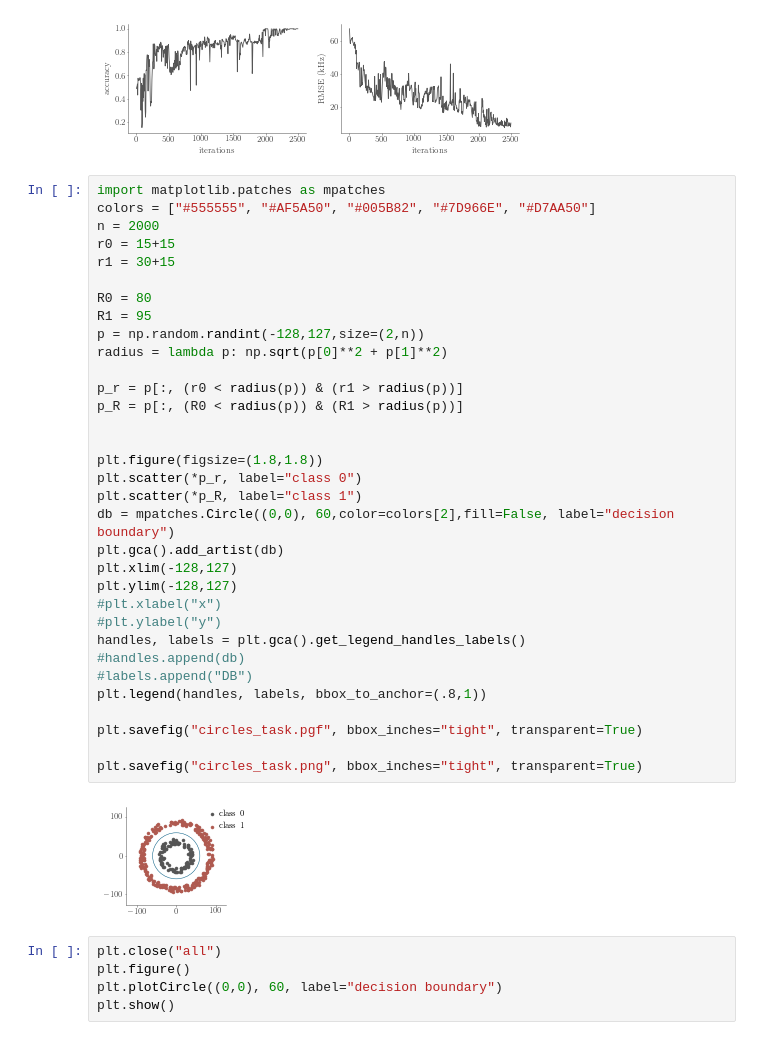
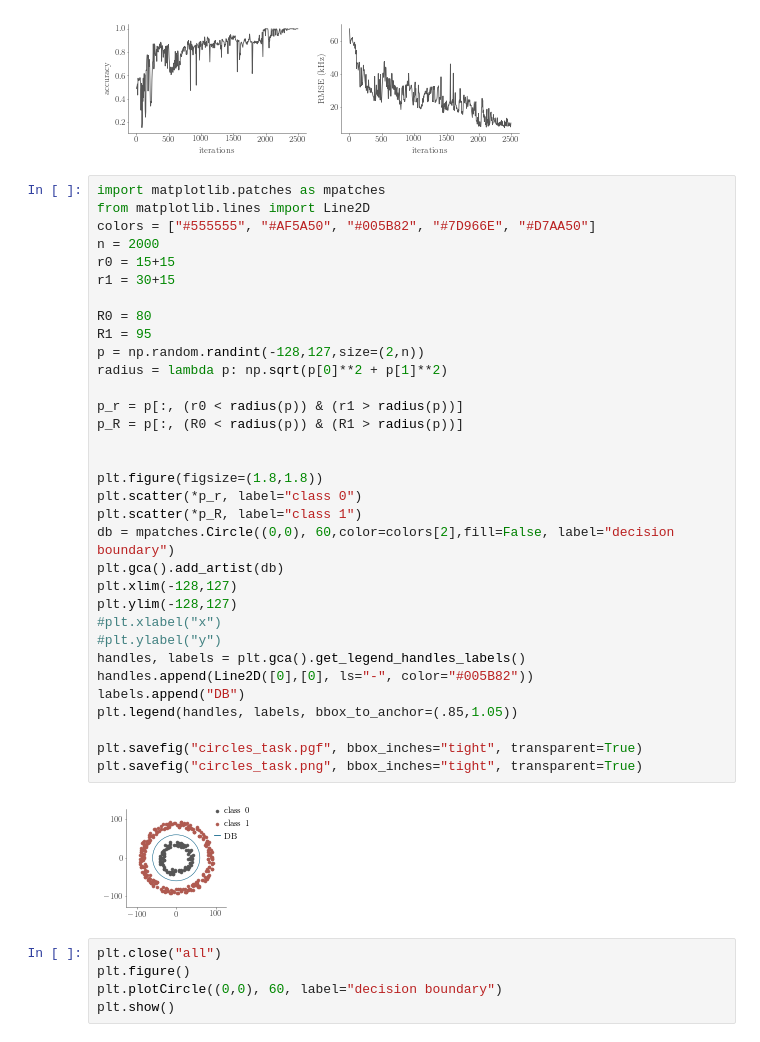
Before and after one commit to simeka/masterthesis, a Jupyter notebook: figures/Circles Plots.ipynb, the cells around one changed output. Drawn from its saved outputs; the diff is of its cells as text.

```diff
--- a/figures/Circles Plots.ipynb
+++ b/figures/Circles Plots.ipynb
@@ -201,39 +201,39 @@ plt.savefig("circles_learning_performance.png", bbox_inches="tight", transparent
 [figure]
 # %%
 import matplotlib.patches as mpatches
+from matplotlib.lines import Line2D
 colors = ["#555555", "#AF5A50", "#005B82", "#7D966E", "#D7AA50"]
 n = 2000
 r0 = 15+15
 r1 = 30+15
 
 R0 = 80
 R1 = 95
 p = np.random.randint(-128,127,size=(2,n))
 radius = lambda p: np.sqrt(p[0]**2 + p[1]**2)
 
 p_r = p[:, (r0 < radius(p)) & (r1 > radius(p))]
 p_R = p[:, (R0 < radius(p)) & (R1 > radius(p))]
 
 
 plt.figure(figsize=(1.8,1.8))
 plt.scatter(*p_r, label="class 0")
 plt.scatter(*p_R, label="class 1")
 db = mpatches.Circle((0,0), 60,color=colors[2],fill=False, label="decision boundary")
 plt.gca().add_artist(db)
 plt.xlim(-128,127)
 plt.ylim(-128,127)
 #plt.xlabel("x")
 #plt.ylabel("y")
 handles, labels = plt.gca().get_legend_handles_labels()
-#handles.append(db)
-#labels.append("DB")
-plt.legend(handles, labels, bbox_to_anchor=(.8,1))
+handles.append(Line2D([0],[0], ls="-", color="#005B82"))
+labels.append("DB")
+plt.legend(handles, labels, bbox_to_anchor=(.85,1.05))
 
 plt.savefig("circles_task.pgf", bbox_inches="tight", transparent=True)
-
 plt.savefig("circles_task.png", bbox_inches="tight", transparent=True)
 # %% [output]
-[figure, old version]
+[figure, new version]
 # %%
 plt.close("all")
 plt.figure()
```
Also changed, not shown: 37 other files.
